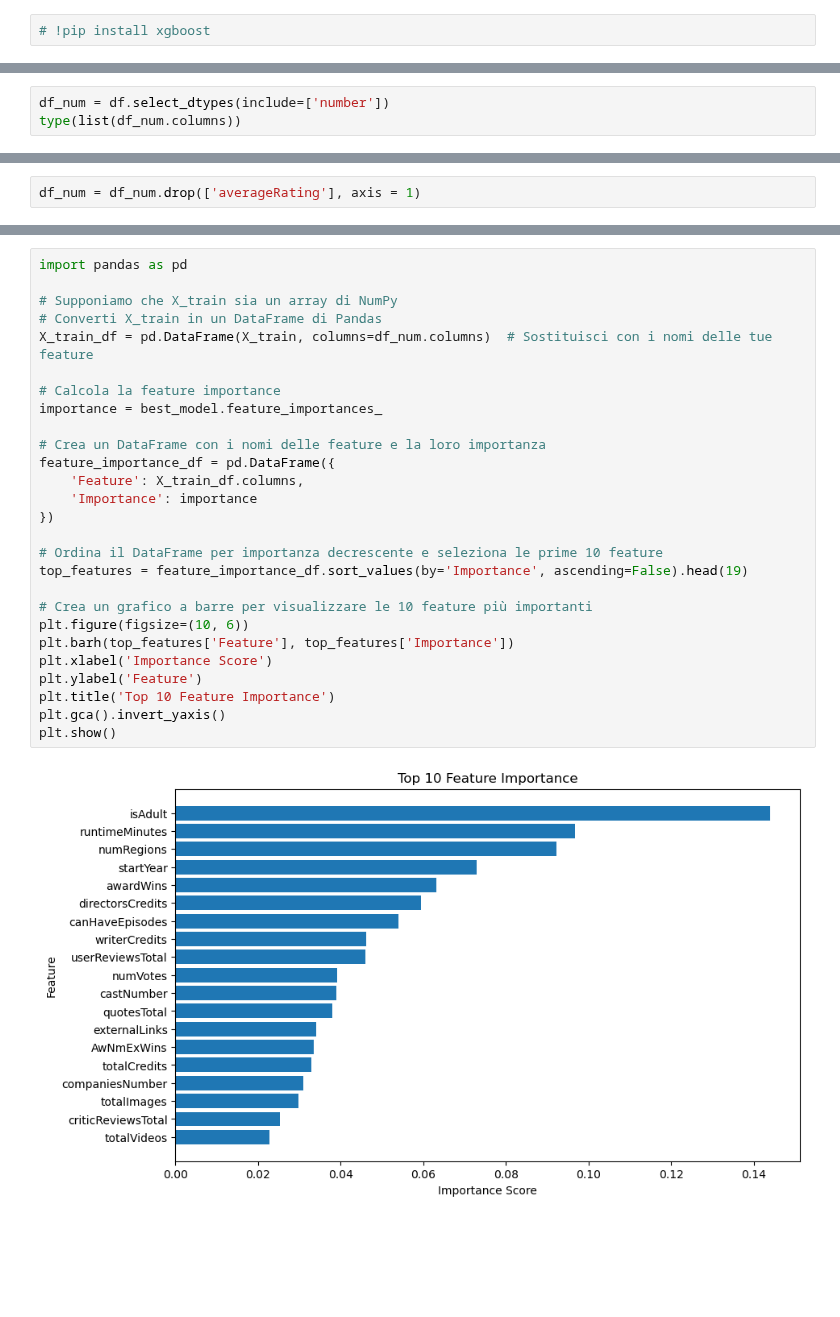
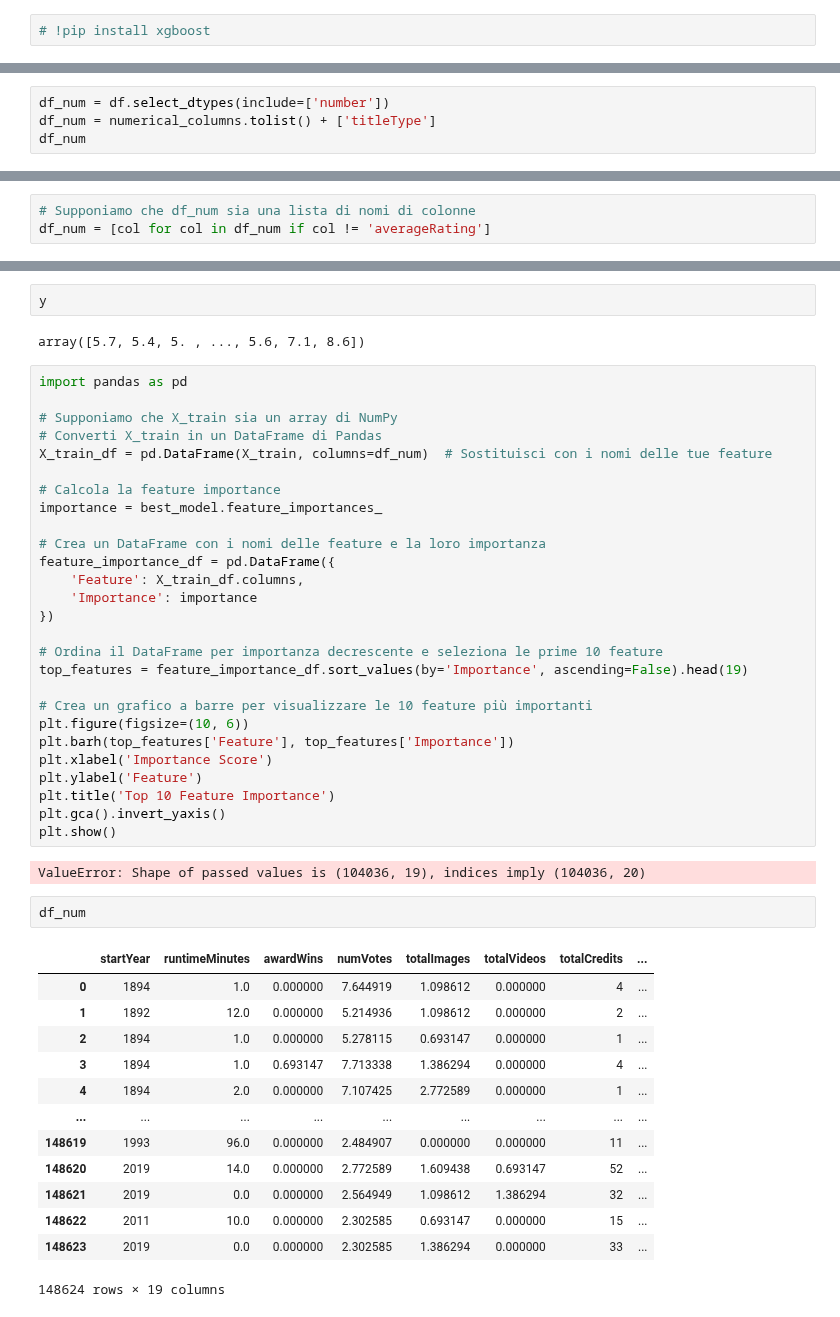
Before and after one commit to luigiascio/Data-Mining-2, a Jupyter notebook: gbm_rating_reg.ipynb, the cells around one changed output, grey strips where cells are left out. Drawn from its saved outputs; the diff is of its cells as text; blank space fills up the shorter version.

Commit message:
gbm rating reg updated

```diff
--- a/gbm_rating_reg.ipynb
+++ b/gbm_rating_reg.ipynb
@@ -174,4 +181,5 @@ plt.show()
 # %%
 df_num = df.select_dtypes(include=['number'])
-type(list(df_num.columns))
+df_num = numerical_columns.tolist() + ['titleType']
+df_num
 # %% [output]
@@ -179,2 +203,3 @@ list
 # %%
-df_num = df_num.drop(['averageRating'], axis = 1)
+# Supponiamo che df_num sia una lista di nomi di colonne
+df_num = [col for col in df_num if col != 'averageRating']
@@ -181,9 +229,13 @@ df_num = df_num.drop(['averageRating'], axis = 1)
+# %%
+y
+# %% [output]
+array([5.7, 5.4, 5. , ..., 5.6, 7.1, 8.6])
 # %%
 import pandas as pd
 
 # Supponiamo che X_train sia un array di NumPy
 # Converti X_train in un DataFrame di Pandas
-X_train_df = pd.DataFrame(X_train, columns=df_num.columns)  # Sostituisci con i nomi delle tue feature
+X_train_df = pd.DataFrame(X_train, columns=df_num)  # Sostituisci con i nomi delle tue feature
 
 # Calcola la feature importance
 importance = best_model.feature_importances_
@@ -206,4 +258,20 @@ plt.title('Top 10 Feature Importance')
 plt.gca().invert_yaxis()
 plt.show()
 # %% [output]
-[figure, removed]
+ValueError: Shape of passed values is (104036, 19), indices imply (104036, 20)
+# %%
+df_num
+# %% [output]
+|  | startYear | runtimeMinutes | awardWins | numVotes | totalImages | totalVideos | totalCredits | ... |
+| 0 | 1894 | 1.0 | 0.000000 | 7.644919 | 1.098612 | 0.000000 | 4 | ... |
+| 1 | 1892 | 12.0 | 0.000000 | 5.214936 | 1.098612 | 0.000000 | 2 | ... |
+| 2 | 1894 | 1.0 | 0.000000 | 5.278115 | 0.693147 | 0.000000 | 1 | ... |
+| 3 | 1894 | 1.0 | 0.693147 | 7.713338 | 1.386294 | 0.000000 | 4 | ... |
+| 4 | 1894 | 2.0 | 0.000000 | 7.107425 | 2.772589 | 0.000000 | 1 | ... |
+| ... | ... | ... | ... | ... | ... | ... | ... | ... |
+| 148619 | 1993 | 96.0 | 0.000000 | 2.484907 | 0.000000 | 0.000000 | 11 | ... |
+| 148620 | 2019 | 14.0 | 0.000000 | 2.772589 | 1.609438 | 0.693147 | 52 | ... |
+| 148621 | 2019 | 0.0 | 0.000000 | 2.564949 | 1.098612 | 1.386294 | 32 | ... |
+| 148622 | 2011 | 10.0 | 0.000000 | 2.302585 | 0.693147 | 0.000000 | 15 | ... |
+| 148623 | 2019 | 0.0 | 0.000000 | 2.302585 | 1.386294 | 0.000000 | 33 | ... |
+148624 rows × 19 columns
```
Also changed, not shown: parts of 6 cells of this notebook, 2 other files.
